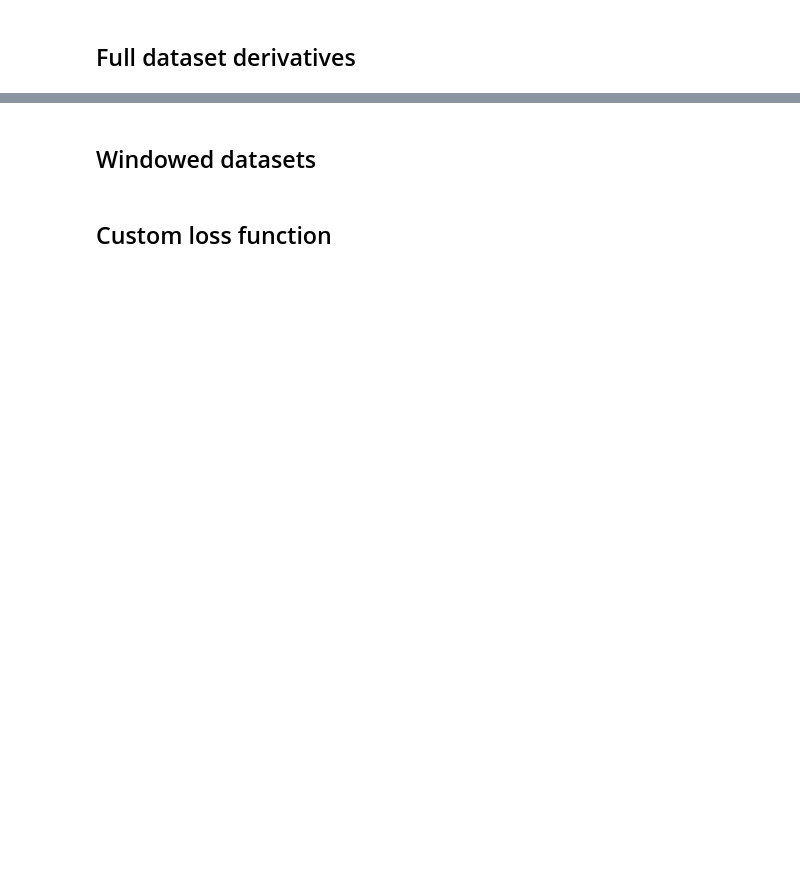
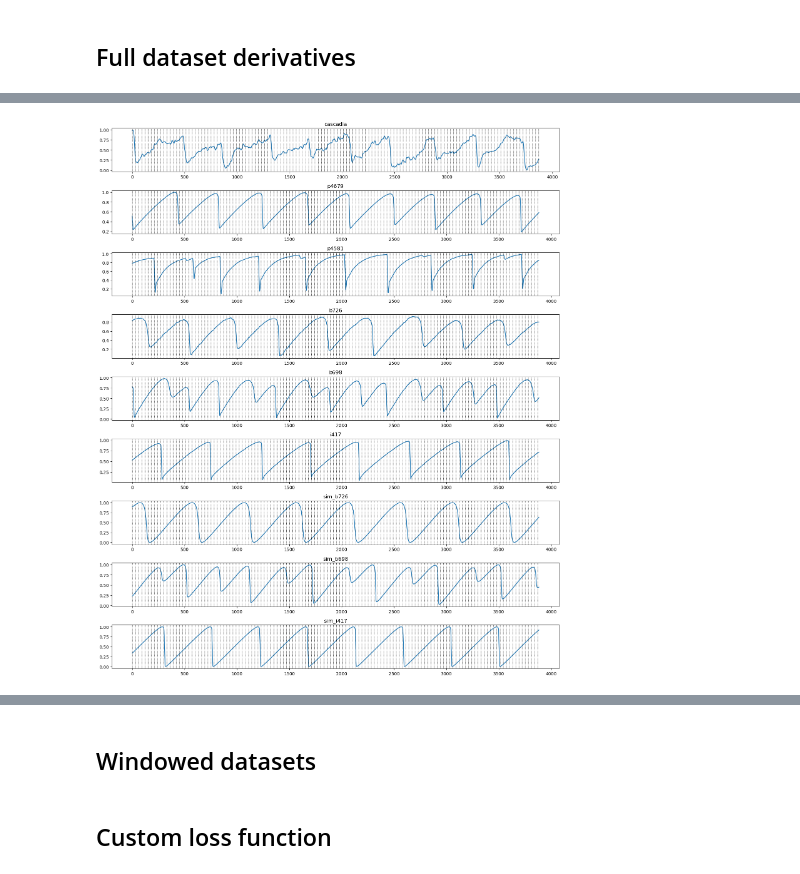
Before and after one commit to ai4er-cdt/earthquake-predictability, a Jupyter notebook: notebooks/JP861 003 - 2nd derivative loss fn.ipynb, the cells around one changed output, grey strips where cells are left out. Saved outputs shown, nothing was run; the diff lists cells and outputs as text; code cells hidden in the pictures; blank space fills up the shorter version.

```diff
--- a/notebooks/JP861 003 - 2nd derivative loss fn.ipynb
+++ b/notebooks/JP861 003 - 2nd derivative loss fn.ipynb
@@ -197,0 +159,34 @@ AttributeError: 'numpy.ndarray' object has no attribute 'head'
+# %%
+# Trying out extra smoothing windows
+EXTRA_SMOOTHING_WINDOW = 1 # set to 5 for now...
+MIN_PERIODS = 1 # setting this to 1 prevents missing values when window overlaps with boundaries (there will still be boundary effects though)
+
+df_extra_smooth = {
+    exp: pd.DataFrame(df_filtered_sc[exp].flatten()).rolling(EXTRA_SMOOTHING_WINDOW, MIN_PERIODS, center=True).mean()
+    for exp in EXPERIMENTS
+}
+# %%
+# Plot extra smoothed data
+## Truncate length of all dataframes to match the length of 'cascadia' dataframe
+cascadia_length = len(df["cascadia"])
+
+df_truncated = {exp: df_exp.head(cascadia_length) for exp, df_exp in df_extra_smooth.items()}
+
+## Sort experiments to start with 'cascadia', then plot all data
+sorted_experiments = ['cascadia'] + [exp for exp in EXPERIMENTS if exp != 'cascadia']
+
+plt.figure(figsize=(15, len(sorted_experiments) * 2))
+for i, exp in enumerate(sorted_experiments, 1):
+    plt.subplot(len(sorted_experiments), 1, i)
+    data = df_truncated[exp].reset_index()  # Reset index to ensure 'id' column exists
+    sns.lineplot(data=data, x=data.index, y=data.columns[1])  # Use the DataFrame index for x
+    for x in np.arange(0, len(data), 30):
+        plt.axvline(x=x, color='black', linestyle=':', linewidth=1)
+    plt.title(exp)
+    plt.ylabel('')
+    plt.xlabel('')
+
+plt.tight_layout()
+plt.show()
+# %% [output]
+[figure, added]
```
Also changed, not shown: parts of 19 cells of this notebook.
